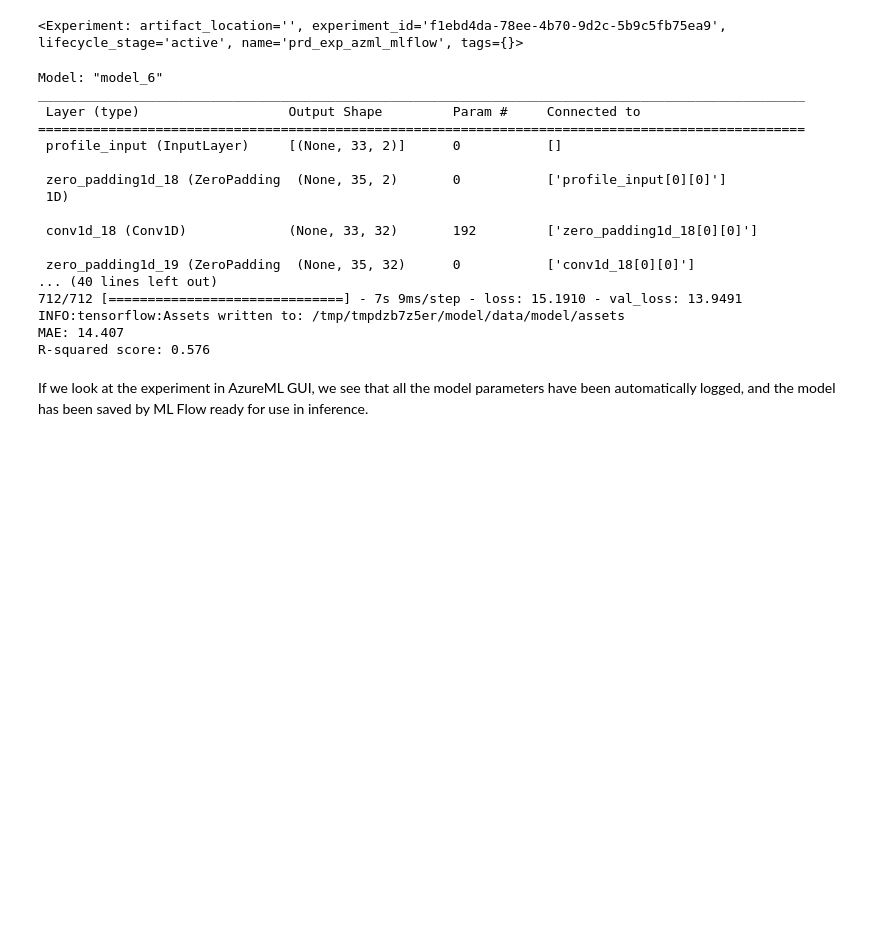
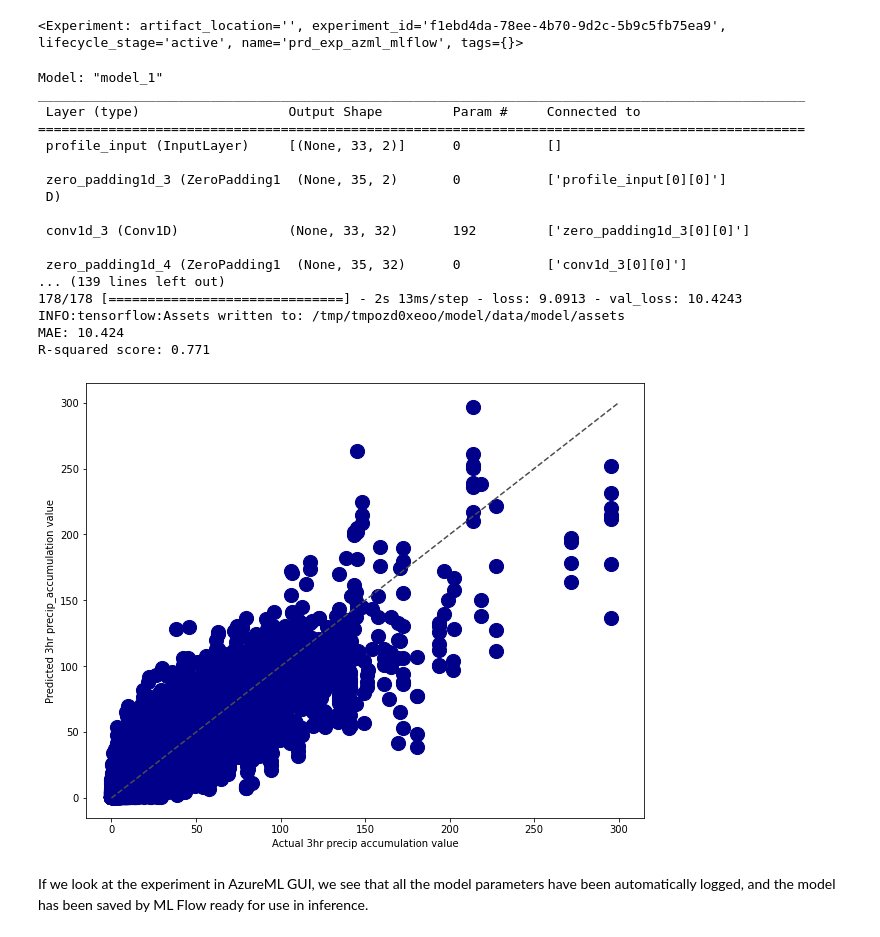
Before and after one commit to informatics-lab/precip_rediagnosis, a Jupyter notebook: model_pipeline/prd_mlflow_on_azure_demo.ipynb, the cells around one changed output. Cells and saved outputs as stored; diff of their text form; code cells hidden in the pictures; blank space fills up the shorter version.

```diff
--- a/model_pipeline/prd_mlflow_on_azure_demo.ipynb
+++ b/model_pipeline/prd_mlflow_on_azure_demo.ipynb
@@ -95,52 +96,53 @@ plt.show()
 # %%
 import tempfile
 # %%
-with mlflow.start_run(experiment_id=exp1.experiment_id, run_name='run1') as current_run:
+with mlflow.start_run(experiment_id=exp1.experiment_id) as current_run:
     model = prd_pipeline.build_model(nprof_features, nheights, nsinglvl_features)
     model.summary()
-    optimizer = tf.keras.optimizers.Adam(learning_rate=0.001)
+    optimizer = tf.keras.optimizers.Adam(learning_rate=0.01)
     model.compile(loss='mean_absolute_error', optimizer=optimizer)
 
-    history = model.fit(data_splits['X_train'], data_splits['y_train'], epochs=1, batch_size=32, validation_split=0.25, verbose=True, callbacks=[tensorflow_callback])
+    history = model.fit(data_splits['X_train'], data_splits['y_train'], epochs=50, batch_size=128, validation_data=(data_splits['X_val'], data_splits['y_val']), verbose=True, callbacks=[tensorflow_callback])
 
-    y_pred = model.predict(data_splits['X_test'])
-    error = mean_absolute_error(data_splits['y_test'], y_pred)
+    y_pred = model.predict(data_splits['X_val'])
+    error = mean_absolute_error(data_splits['y_val'], y_pred)
     print(f'MAE: {error:.3f}')
-    rsqrd = r2_score(data_splits['y_test'], y_pred)
+    rsqrd = r2_score(data_splits['y_val'], y_pred)
     print(f'R-squared score: {rsqrd:.3f}')
 
     mlflow.log_metric('MAE', error)
     mlflow.log_metric('R-squared', rsqrd)
 
     fig1 = plt.figure(figsize=(10, 8))
     ax1 = fig1.add_subplot(1,1,1)
-    ax1.scatter(data_splits['y_test'], y_pred, s=200, c='darkblue')
+    ax1.scatter(data_splits['y_val'], y_pred, s=200, c='darkblue')
     ax1.plot([0, 300], [0, 300], ls="--", c=".3")
     ax1.set_xlabel('Actual 3hr precip accumulation value')
     ax1.set_ylabel('Predicted 3hr precip_accumulation value')
 #     with tempfile.TemporaryDirectory() as td1:
 
 #         fig1.savefig(plot_out_path, bbox_inches='tight')
     mlflow.log_figure(fig1,  'actual_predicted_precip_3hr.png')
     # mlflow.log
 # %% [output]
-Model: "model_6"
+Model: "model_1"
 __________________________________________________________________________________________________
  Layer (type)                   Output Shape         Param #     Connected to
 ==================================================================================================
  profile_input (InputLayer)     [(None, 33, 2)]      0           []
 
- zero_padding1d_18 (ZeroPadding  (None, 35, 2)       0           ['profile_input[0][0]']
- 1D)
+ zero_padding1d_3 (ZeroPadding1  (None, 35, 2)       0           ['profile_input[0][0]']
+ D)
 
- conv1d_18 (Conv1D)             (None, 33, 32)       192         ['zero_padding1d_18[0][0]']
+ conv1d_3 (Conv1D)              (None, 33, 32)       192         ['zero_padding1d_3[0][0]']
 
- zero_padding1d_19 (ZeroPadding  (None, 35, 32)      0           ['conv1d_18[0][0]']
-... (40 lines left out)
-712/712 [==============================] - 7s 9ms/step - loss: 15.1910 - val_loss: 13.9491
-INFO:tensorflow:Assets written to: /tmp/tmpdzb7z5er/model/data/model/assets
-MAE: 14.407
-R-squared score: 0.576
+ zero_padding1d_4 (ZeroPadding1  (None, 35, 32)      0           ['conv1d_3[0][0]']
+... (139 lines left out)
+178/178 [==============================] - 2s 13ms/step - loss: 9.0913 - val_loss: 10.4243
+INFO:tensorflow:Assets written to: /tmp/tmpozd0xeoo/model/data/model/assets
+MAE: 10.424
+R-squared score: 0.771
+[figure, added]
 # %% [markdown]
 If we look at the experiment in AzureML GUI, we see that all the model parameters have been automatically logged, and the model has been saved by ML Flow ready for use in inference.
 # %% [markdown]
```
Also changed, not shown: parts of 7 cells of this notebook, 1 other file.
